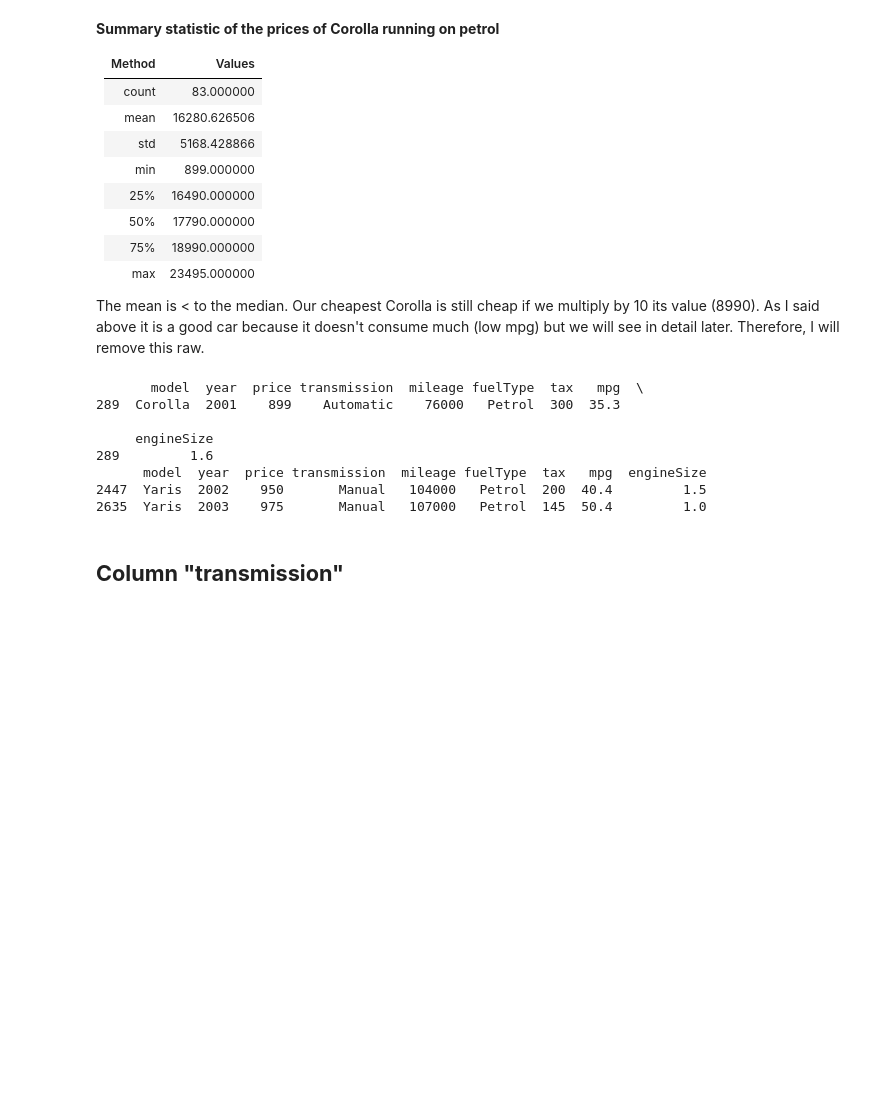
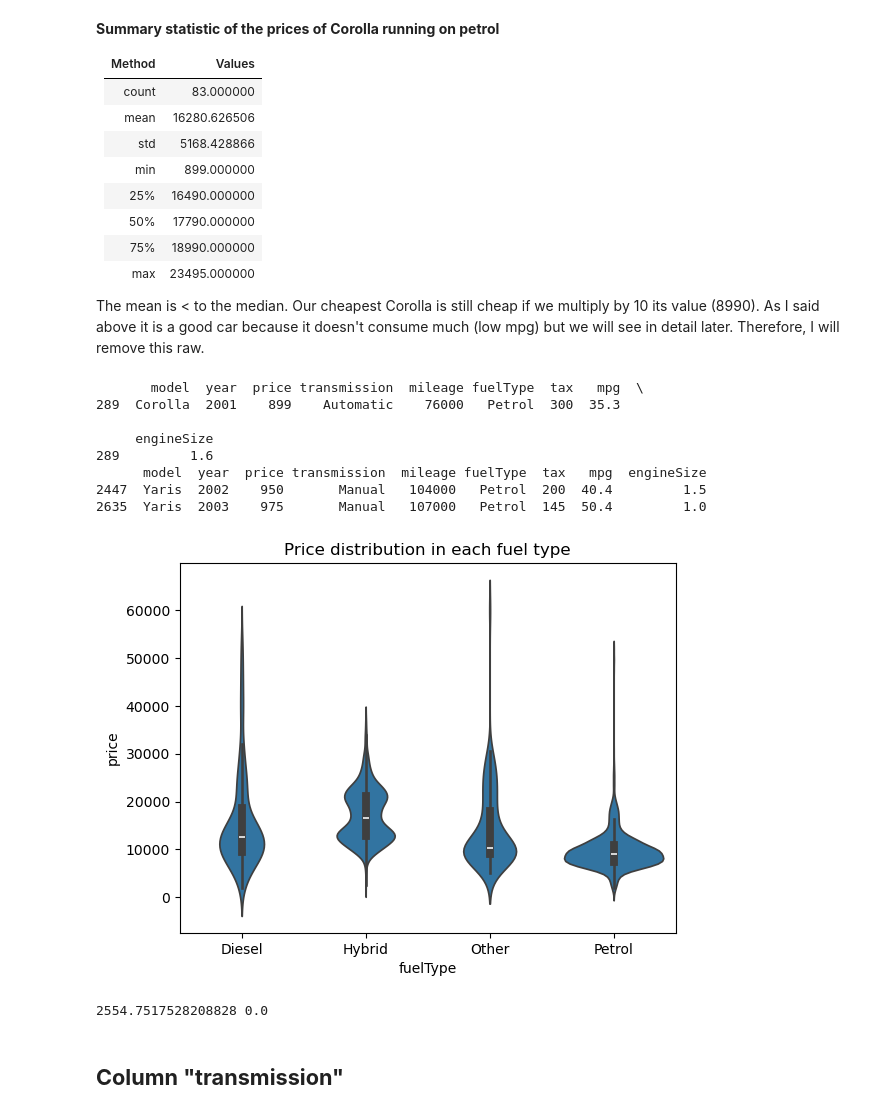
Before and after one commit to flylight-max/project-Datacamp, a Jupyter notebook: my_analysis_car_sales.ipynb, the cells around one changed output. Cells and saved outputs as stored; diff of their text form; code cells hidden in the pictures; blank space fills up the shorter version.

```diff
--- a/my_analysis_car_sales.ipynb
+++ b/my_analysis_car_sales.ipynb
@@ -321,6 +321,24 @@ print(cars_lower)
       model  year  price transmission  mileage fuelType  tax   mpg  engineSize
 2447  Yaris  2002    950       Manual   104000   Petrol  200  40.4         1.5
 2635  Yaris  2003    975       Manual   107000   Petrol  145  50.4         1.0
+# %%
+#Comparing price distributions between fuelTypes
+fig1,ax = plt.subplots()
+sns.violinplot(x="fuelType", y="price", data= car_sales)
+plt.title("Price distribution in each fuel type")
+fig1.savefig("price_distributions.png")
+plt.show()
+# %% [output]
+[figure, added]
+# %%
+price_diesels = car_sales[car_sales["fuelType"] == "Diesel"]["price"]
+price_petrols = car_sales[car_sales["fuelType"] == "Petrol"]["price"]
+price_hybrids = car_sales[car_sales["fuelType"] == "Hybrid"]["price"]
+price_others = car_sales[car_sales["fuelType"] == "Other"]["price"]
+k_stat_p , k_pval_p = kruskal(price_diesels,price_hybrids,price_others,price_petrols)
+print(k_stat_p, k_pval_p)
+# %% [output]
+2554.7517528208828 0.0
 # %% [markdown]
 ## **Column "transmission"**
 # %%
```
Also changed, not shown: parts of 4 cells of this notebook, 3 other files.
